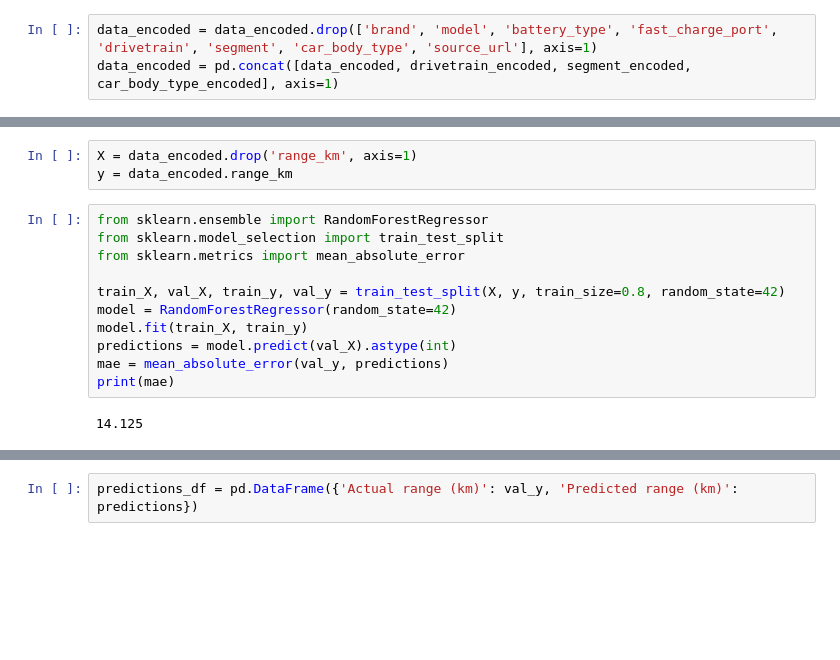
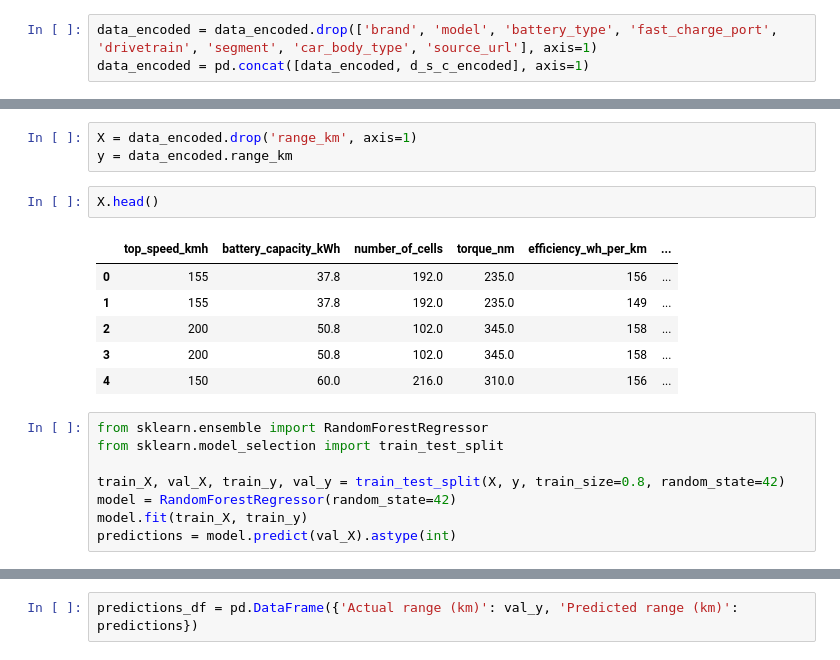
Before and after one commit to aih-2012/EV-Range-Prediction, a Jupyter notebook: code/main.ipynb, the cells around one changed output, grey strips where cells are left out. Saved outputs shown, nothing was run; the diff lists cells and outputs as text; blank space fills up the shorter version.

Commit message:
Kaggle Notebook | EV Range Prediction | Version 3

```diff
--- a/code/main.ipynb
+++ b/code/main.ipynb
@@ -193,7 +192,7 @@ CHAdeMO      1
 Name: count, dtype: int64
 # %%
 data_encoded = data_encoded.drop(['brand', 'model', 'battery_type', 'fast_charge_port', 'drivetrain', 'segment', 'car_body_type', 'source_url'], axis=1)
-data_encoded = pd.concat([data_encoded, drivetrain_encoded, segment_encoded, car_body_type_encoded], axis=1)
+data_encoded = pd.concat([data_encoded, d_s_c_encoded], axis=1)
 # %%
 data_encoded.isna().sum()
 # %% [output]
@@ -257,16 +258,20 @@ dtype: object
 # %%
 X = data_encoded.drop('range_km', axis=1)
 y = data_encoded.range_km
+# %%
+X.head()
+# %% [output]
+|  | top_speed_kmh | battery_capacity_kWh | number_of_cells | torque_nm | efficiency_wh_per_km | ... |
+| 0 | 155 | 37.8 | 192.0 | 235.0 | 156 | ... |
+| 1 | 155 | 37.8 | 192.0 | 235.0 | 149 | ... |
+| 2 | 200 | 50.8 | 102.0 | 345.0 | 158 | ... |
+| 3 | 200 | 50.8 | 102.0 | 345.0 | 158 | ... |
+| 4 | 150 | 60.0 | 216.0 | 310.0 | 156 | ... |
 # %%
 from sklearn.ensemble import RandomForestRegressor
 from sklearn.model_selection import train_test_split
-from sklearn.metrics import mean_absolute_error
 
 train_X, val_X, train_y, val_y = train_test_split(X, y, train_size=0.8, random_state=42)
 model = RandomForestRegressor(random_state=42)
 model.fit(train_X, train_y)
 predictions = model.predict(val_X).astype(int)
-mae = mean_absolute_error(val_y, predictions)
-print(mae)
-# %% [output]
-14.125
```
Also changed, not shown: parts of 11 cells of this notebook.
